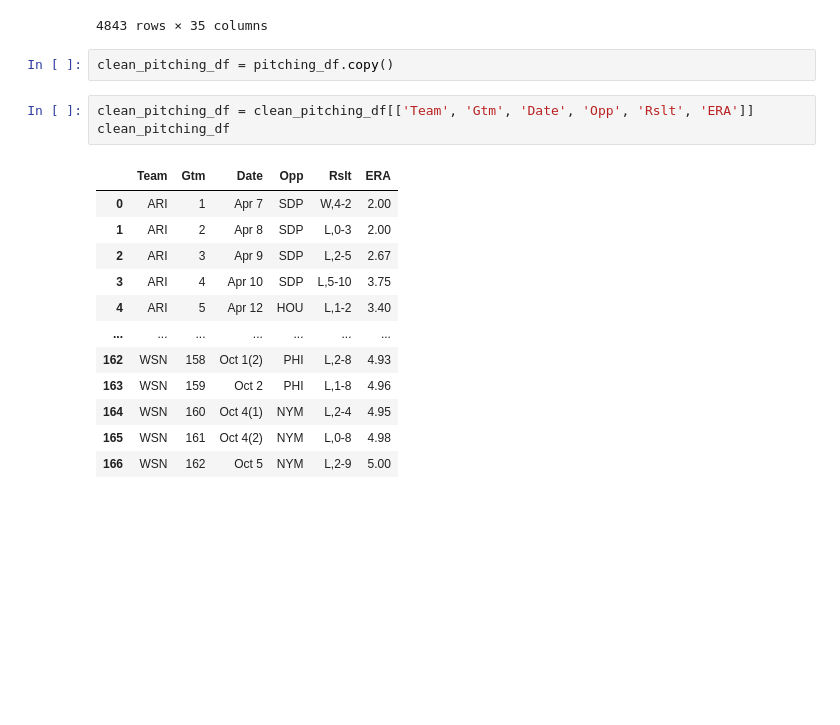
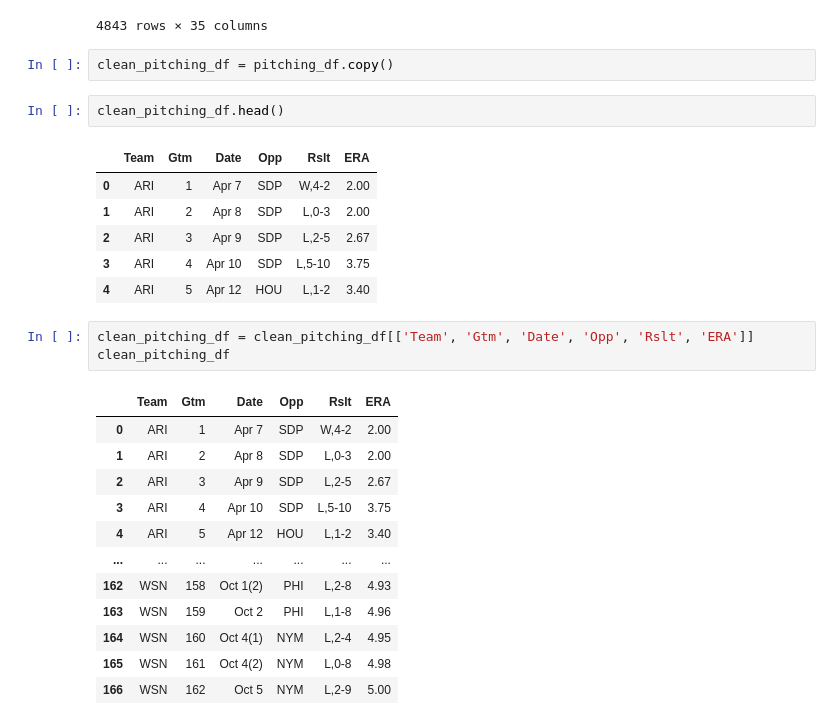
Before and after one commit to lucasjfsmith/pro-venue-tracker, a Jupyter notebook: Batting:Pitching Data/MLB_Pitching_Data.ipynb, the cells around one changed output. Cells and saved outputs as stored; diff of their text form; blank space fills up the shorter version.

Commit message:
bat/pitch data

```diff
--- a/Batting:Pitching Data/MLB_Pitching_Data.ipynb
+++ b/Batting:Pitching Data/MLB_Pitching_Data.ipynb
@@ -415,6 +415,15 @@ pitching_df
 4843 rows × 35 columns
 # %%
 clean_pitching_df = pitching_df.copy()
+# %%
+clean_pitching_df.head()
+# %% [output]
+|  | Team | Gtm | Date | Opp | Rslt | ERA |
+| 0 | ARI | 1 | Apr 7 | SDP | W,4-2 | 2.00 |
+| 1 | ARI | 2 | Apr 8 | SDP | L,0-3 | 2.00 |
+| 2 | ARI | 3 | Apr 9 | SDP | L,2-5 | 2.67 |
+| 3 | ARI | 4 | Apr 10 | SDP | L,5-10 | 3.75 |
+| 4 | ARI | 5 | Apr 12 | HOU | L,1-2 | 3.40 |
 # %%
 clean_pitching_df = clean_pitching_df[['Team', 'Gtm', 'Date', 'Opp', 'Rslt', 'ERA']]
 clean_pitching_df
```
Also changed, not shown: parts of 1 cell of this notebook, 5 other files.
